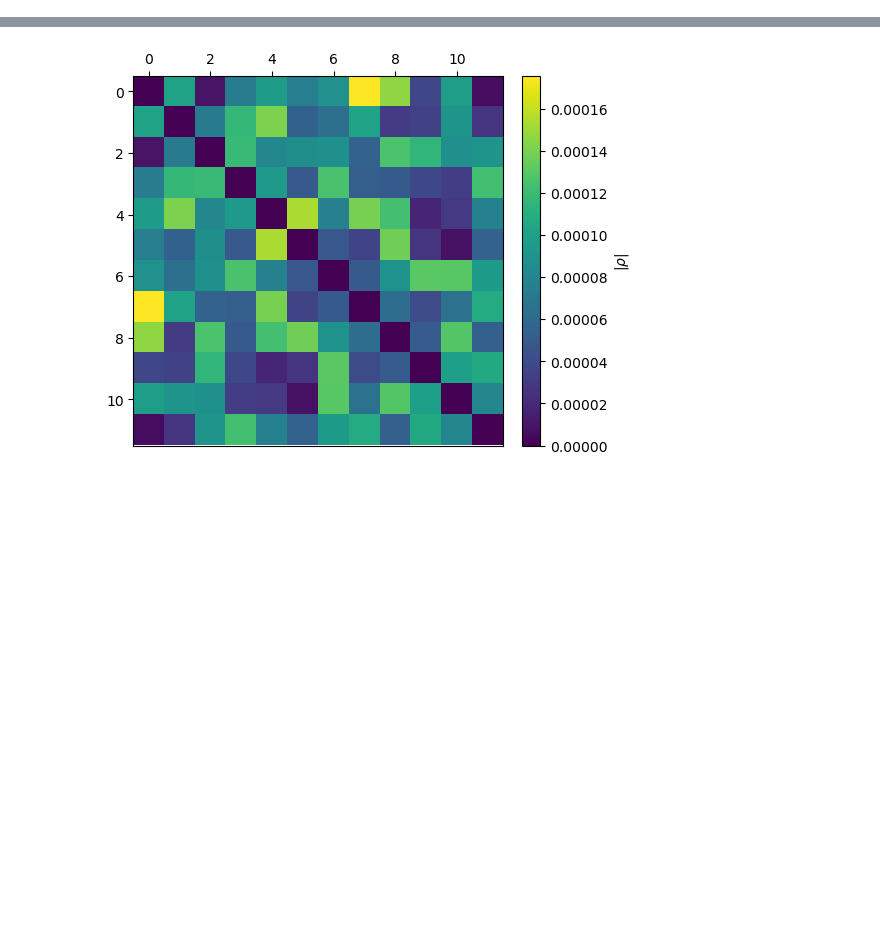
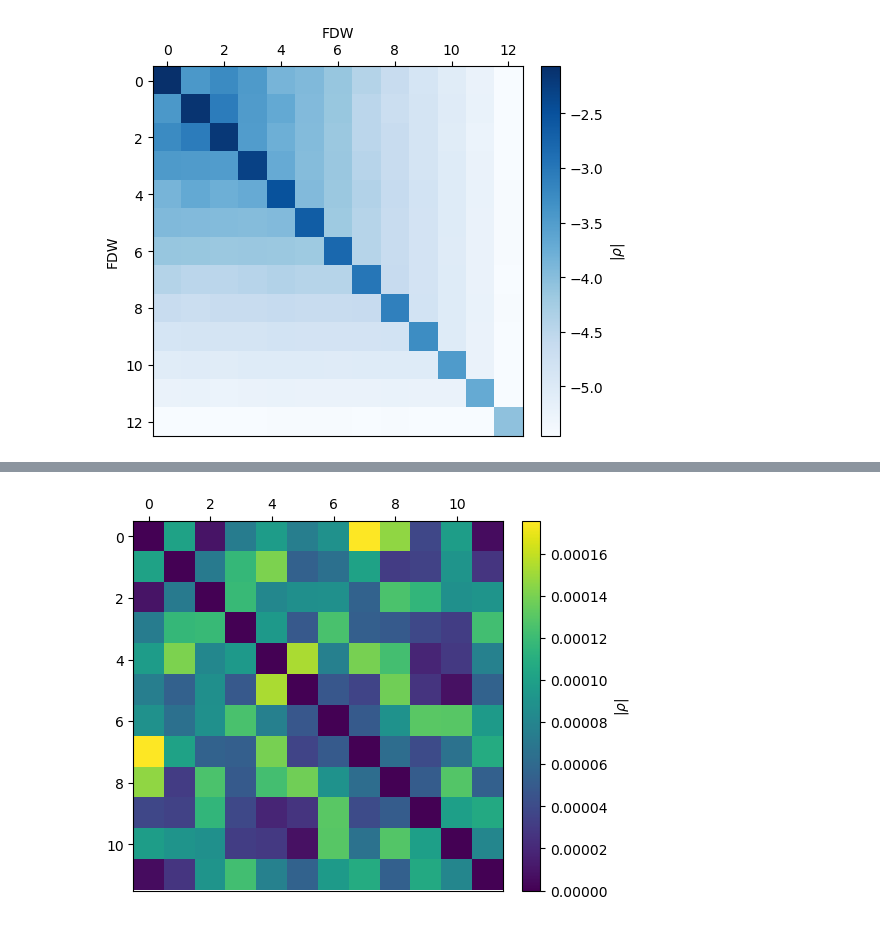
Before and after one commit to hainingpan/control_transition, a Jupyter notebook: coherence.ipynb, the cells around one changed output, grey strips where cells are left out. Cells and saved outputs as stored; diff of their text form; code cells hidden in the pictures; blank space fills up the shorter version.

```diff
--- a/coherence.ipynb
+++ b/coherence.ipynb
@@ -63,0 +154,3 @@ rho_av=get_rho_av(f_0,8,0)
+# %%
+# red_dm_per=get_reduce_dm_per_state(red_dm)
+red_dm_per={L:get_reduce_dm_per_state(red_dm[L]) for L in [8,10,12,14]}
@@ -63,0 +161,4 @@ rho_av=get_rho_av(f_0,8,0)
+# %%
+plot_reduced_dm(red_dm_per[12])
+# %% [output]
+[figure, added]
```
Also changed, not shown: parts of 58 cells of this notebook.
